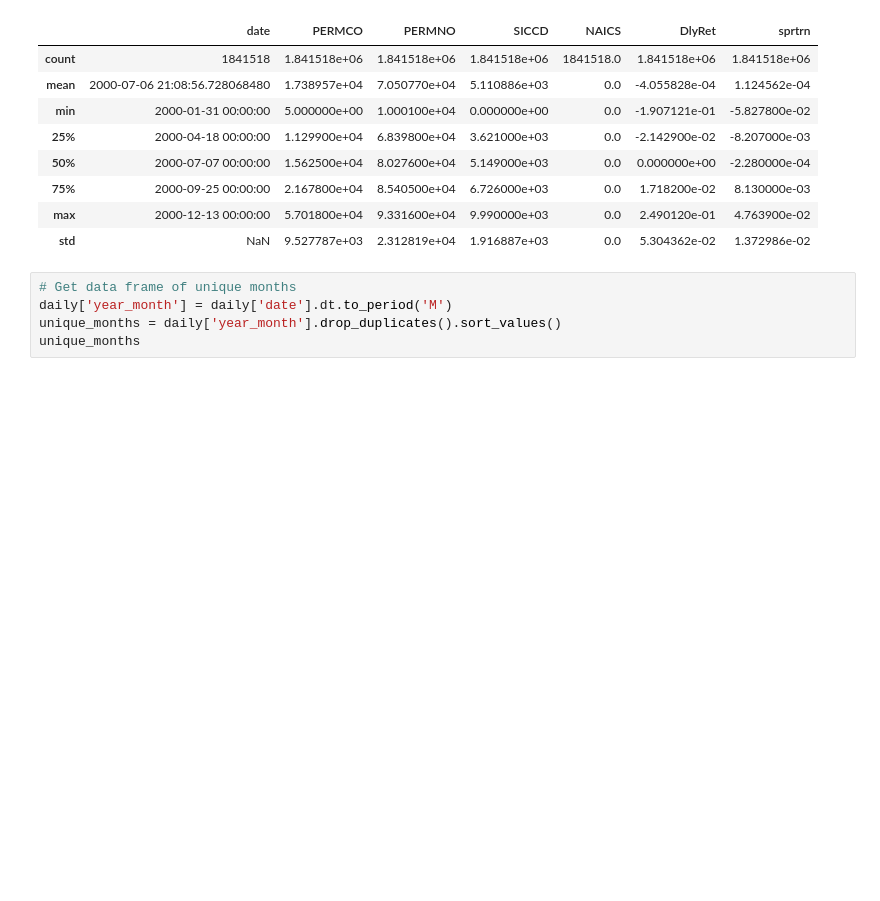
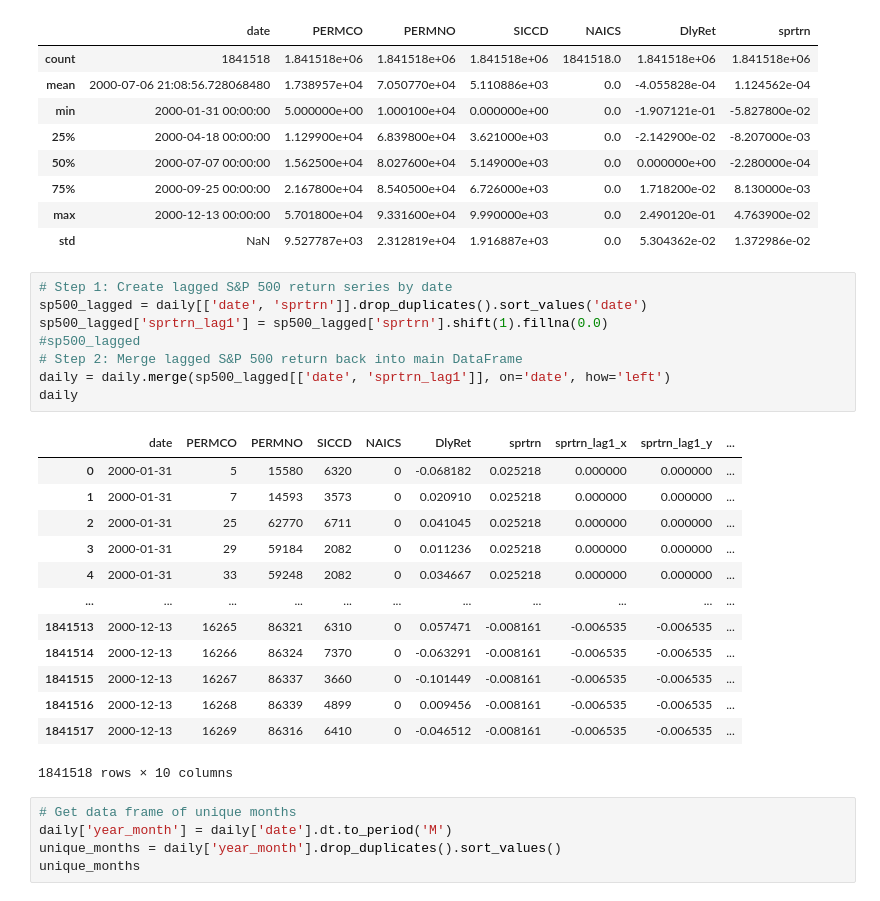
Before and after one commit to mirkorado/ML-Project, a Jupyter notebook: ResidualMLP.ipynb, the cells around one changed output. Cells and saved outputs as stored; diff of their text form; blank space fills up the shorter version.

```diff
--- a/ResidualMLP.ipynb
+++ b/ResidualMLP.ipynb
@@ -72,6 +72,28 @@ Number of daily return outliers: 18,415
 | 75% | 2000-09-25 00:00:00 | 2.167800e+04 | 8.540500e+04 | 6.726000e+03 | 0.0 | 1.718200e-02 | 8.130000e-03 |
 | max | 2000-12-13 00:00:00 | 5.701800e+04 | 9.331600e+04 | 9.990000e+03 | 0.0 | 2.490120e-01 | 4.763900e-02 |
 | std | NaN | 9.527787e+03 | 2.312819e+04 | 1.916887e+03 | 0.0 | 5.304362e-02 | 1.372986e-02 |
+# %%
+# Step 1: Create lagged S&P 500 return series by date
+sp500_lagged = daily[['date', 'sprtrn']].drop_duplicates().sort_values('date')
+sp500_lagged['sprtrn_lag1'] = sp500_lagged['sprtrn'].shift(1).fillna(0.0)
+#sp500_lagged
+# Step 2: Merge lagged S&P 500 return back into main DataFrame
+daily = daily.merge(sp500_lagged[['date', 'sprtrn_lag1']], on='date', how='left')
+daily
+# %% [output]
+|  | date | PERMCO | PERMNO | SICCD | NAICS | DlyRet | sprtrn | sprtrn_lag1_x | sprtrn_lag1_y | ... |
+| 0 | 2000-01-31 | 5 | 15580 | 6320 | 0 | -0.068182 | 0.025218 | 0.000000 | 0.000000 | ... |
+| 1 | 2000-01-31 | 7 | 14593 | 3573 | 0 | 0.020910 | 0.025218 | 0.000000 | 0.000000 | ... |
+| 2 | 2000-01-31 | 25 | 62770 | 6711 | 0 | 0.041045 | 0.025218 | 0.000000 | 0.000000 | ... |
+| 3 | 2000-01-31 | 29 | 59184 | 2082 | 0 | 0.011236 | 0.025218 | 0.000000 | 0.000000 | ... |
+| 4 | 2000-01-31 | 33 | 59248 | 2082 | 0 | 0.034667 | 0.025218 | 0.000000 | 0.000000 | ... |
+| ... | ... | ... | ... | ... | ... | ... | ... | ... | ... | ... |
+| 1841513 | 2000-12-13 | 16265 | 86321 | 6310 | 0 | 0.057471 | -0.008161 | -0.006535 | -0.006535 | ... |
+| 1841514 | 2000-12-13 | 16266 | 86324 | 7370 | 0 | -0.063291 | -0.008161 | -0.006535 | -0.006535 | ... |
+| 1841515 | 2000-12-13 | 16267 | 86337 | 3660 | 0 | -0.101449 | -0.008161 | -0.006535 | -0.006535 | ... |
+| 1841516 | 2000-12-13 | 16268 | 86339 | 4899 | 0 | 0.009456 | -0.008161 | -0.006535 | -0.006535 | ... |
+| 1841517 | 2000-12-13 | 16269 | 86316 | 6410 | 0 | -0.046512 | -0.008161 | -0.006535 | -0.006535 | ... |
+1841518 rows × 10 columns
 # %%
 # Get data frame of unique months
 daily['year_month'] = daily['date'].dt.to_period('M')
```
Also changed, not shown: 2 other files.
